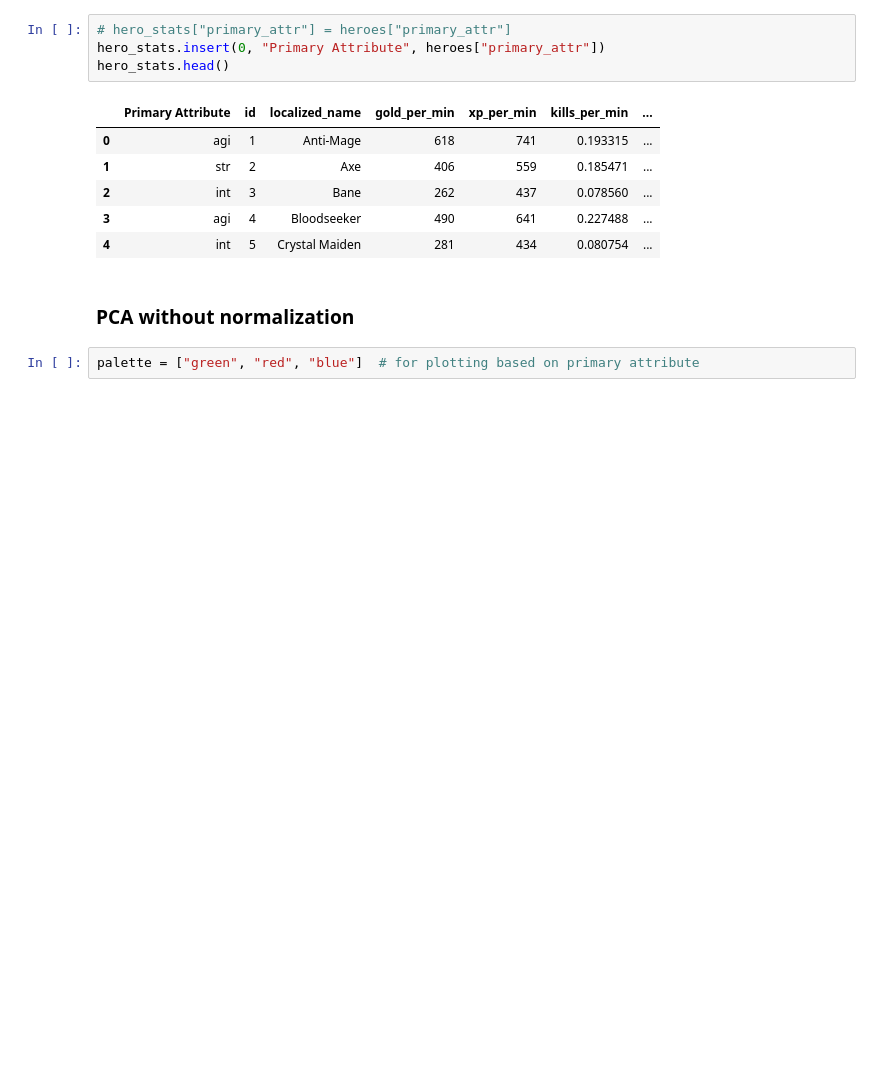
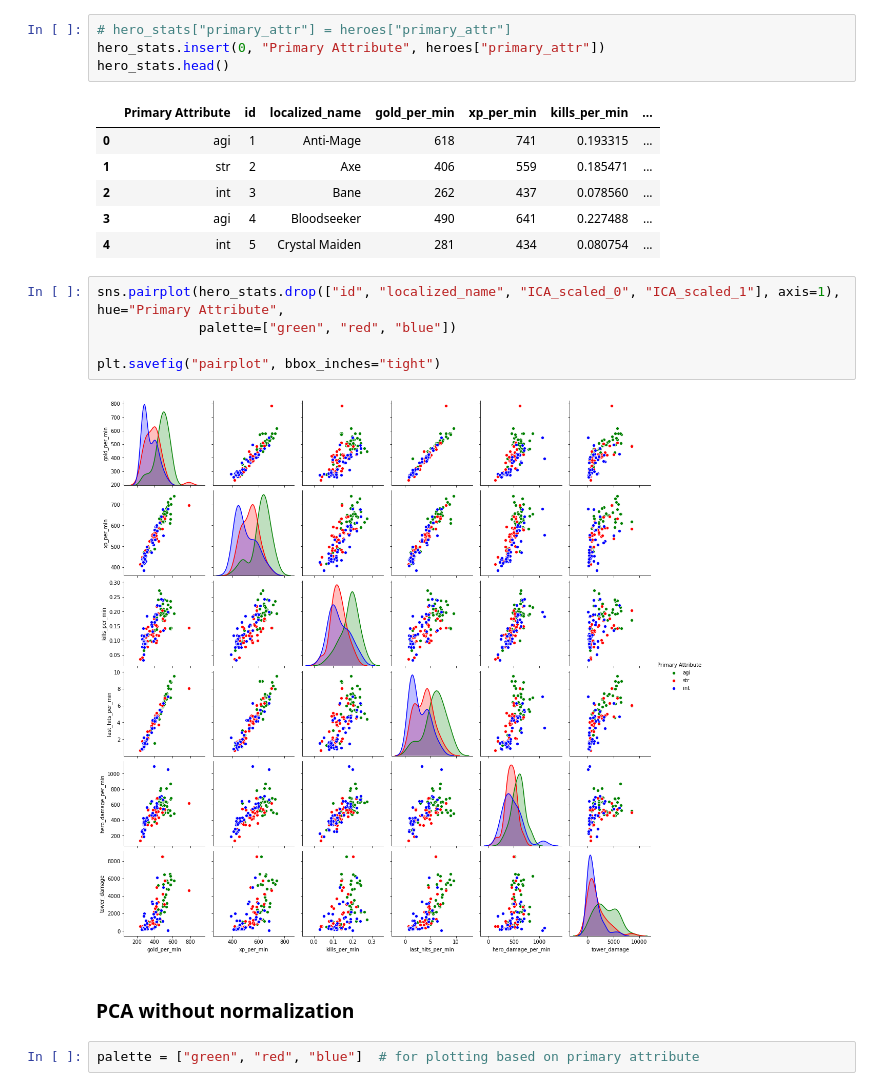
Before and after one commit to loftusa/Dota-Stats, a Jupyter notebook: data_cleaning.ipynb, the cells around one changed output. Cells and saved outputs as stored; diff of their text form; blank space fills up the shorter version.

```diff
--- a/data_cleaning.ipynb
+++ b/data_cleaning.ipynb
@@ -124,6 +124,13 @@ hero_stats.head()
 | 2 | int | 3 | Bane | 262 | 437 | 0.078560 | ... |
 | 3 | agi | 4 | Bloodseeker | 490 | 641 | 0.227488 | ... |
 | 4 | int | 5 | Crystal Maiden | 281 | 434 | 0.080754 | ... |
+# %%
+sns.pairplot(hero_stats.drop(["id", "localized_name", "ICA_scaled_0", "ICA_scaled_1"], axis=1), hue="Primary Attribute",
+             palette=["green", "red", "blue"])
+
+plt.savefig("pairplot", bbox_inches="tight")
+# %% [output]
+[figure, added]
 # %% [markdown]
 ### PCA without normalization
 # %%
```
Also changed, not shown: parts of 11 cells of this notebook, 4 other files.
